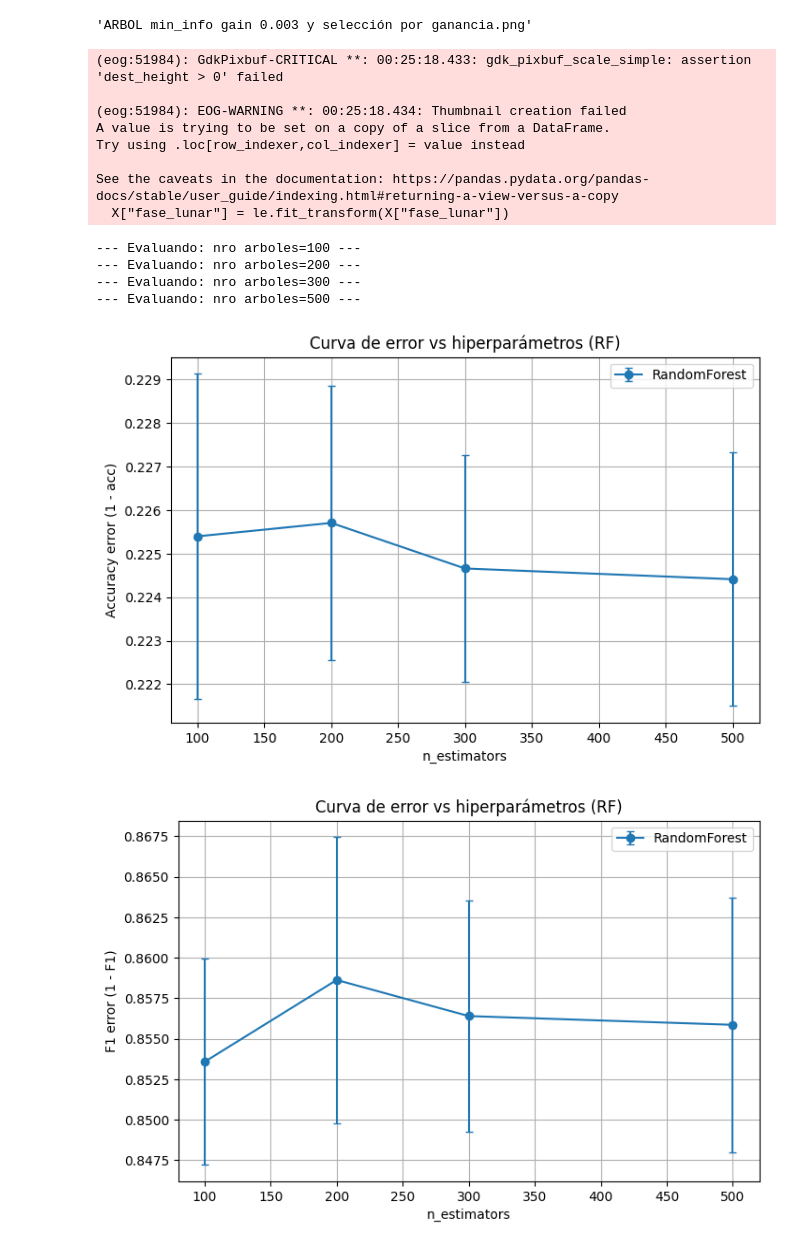
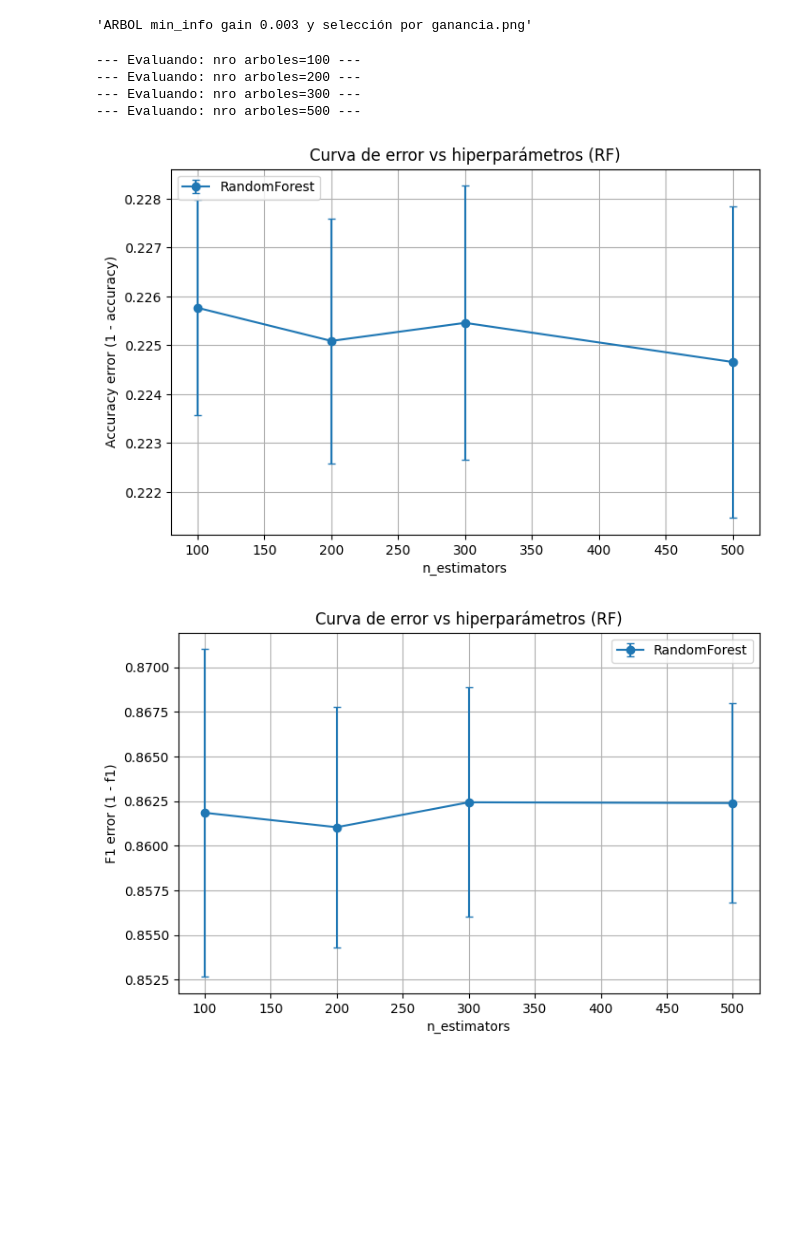
Before and after one commit to Ezequiel-Capo/MachineLearningLab, a Jupyter notebook: LAB1/Script/evaluacion_modelos.ipynb, the cells around one changed output. Drawn from its saved outputs; the diff is of its cells as text; code cells hidden in the pictures; blank space fills up the shorter version.

```diff
--- a/LAB1/Script/evaluacion_modelos.ipynb
+++ b/LAB1/Script/evaluacion_modelos.ipynb
@@ -113,57 +117,44 @@ import importlib
 importlib.reload(t)
 
 # Cargar dataset
-S2 = t.cargarDataset("data_dia_rf")
+S2 = t.cargarDataset("data_dia_c")
 
 # Definir los atributos y objetivo validos
 # Configuración atributos y objetivo válidos
+X_config.remove("fase_lunar") #eliminamos la fase lunar
 X = S2[X_config]
 
 y = S2[y_config].squeeze() #pasa de df a serie
-from sklearn.preprocessing import LabelEncoder
 
-le = LabelEncoder()
-X["fase_lunar"] = le.fit_transform(X["fase_lunar"])
 #configuración de hiperparámetros a evaluar
 n_estimators_values = [100, 200, 300, 500]
 
 # Train/Test split (80/20 estratificado)
 X_train, X_test, y_train, y_test, = t.split_data(X,y)
 
 # Validación cruzada para selección de hiperparámetros
-df_validacion, best_cfg_F, best_cfg_A = t.validarModelo(X_train, y_train, n_splits=5, hiperparams=n_estimators_values)
-
-t.funcGraficaError(df_validacion, metric="accuracy", modelo="RF")
-t.funcGraficaError(df_validacion, metric="f1", modelo="RF")
+df_validacion, best_cfg_F, best_cfg_A, best_cfg_P, best_cfg_R = t.validarModelo(X_train, y_train, n_splits=5, hiperparams=n_estimators_values)
 
 print("\n Resultados CV")
 print(df_validacion.round(4).to_string(index=False))
 
 # print("\nMEJOR CONFIGURACIÓN EN TRAIN (según F1):")
 # print(best_cfg_F)
 
 # print("\nMEJOR CONFIGURACIÓN EN TRAIN (según accuracy):")
 # print(best_cfg_A)
 
 
 #tiempo est: 5 min
 
 #muy semejantes todos, desde los 100 a 2000, no vale la pena agregar mas de 1000 arboles
 #config optima acc: 1000
 
 #config optima f1: 1000
 # %% [output]
-(eog:51984): GdkPixbuf-CRITICAL **: 00:25:18.433: gdk_pixbuf_scale_simple: assertion 'dest_height > 0' failed
-
-(eog:51984): EOG-WARNING **: 00:25:18.434: Thumbnail creation failed
-A value is trying to be set on a copy of a slice from a DataFrame.
-Try using .loc[row_indexer,col_indexer] = value instead
-
-See the caveats in the documentation: https://pandas.pydata.org/pandas-docs/stable/user_guide/indexing.html#returning-a-view-versus-a-copy
-  X["fase_lunar"] = le.fit_transform(X["fase_lunar"])
+--- Evaluando: nro arboles=100 ---
+--- Evaluando: nro arboles=200 ---
+--- Evaluando: nro arboles=300 ---
+--- Evaluando: nro arboles=500 ---
---- Evaluando: nro arboles=100 ---
---- Evaluando: nro arboles=200 ---
---- Evaluando: nro arboles=300 ---
---- Evaluando: nro arboles=500 ---
-[figure, old version]
+[figure, new version]
-[figure, old version]
+[figure, new version]
```
Also changed, not shown: parts of 6 cells of this notebook, 8 other files.
